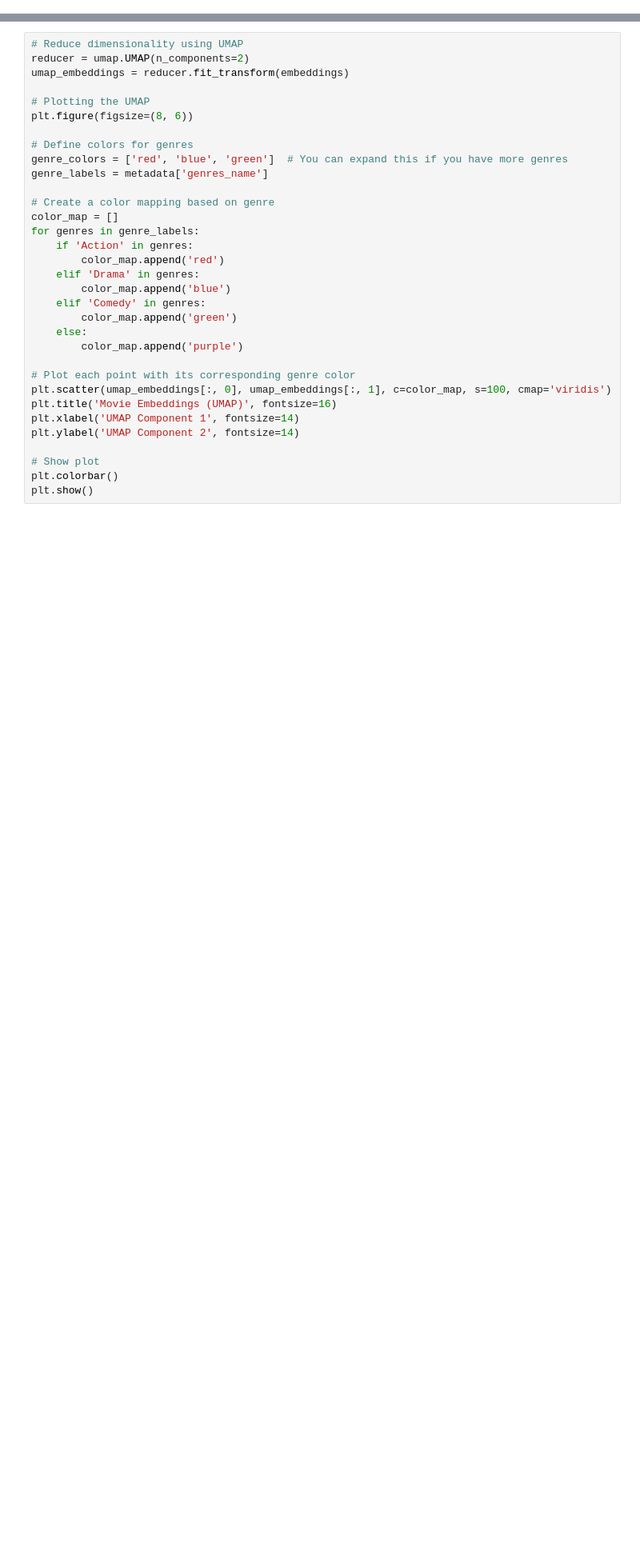
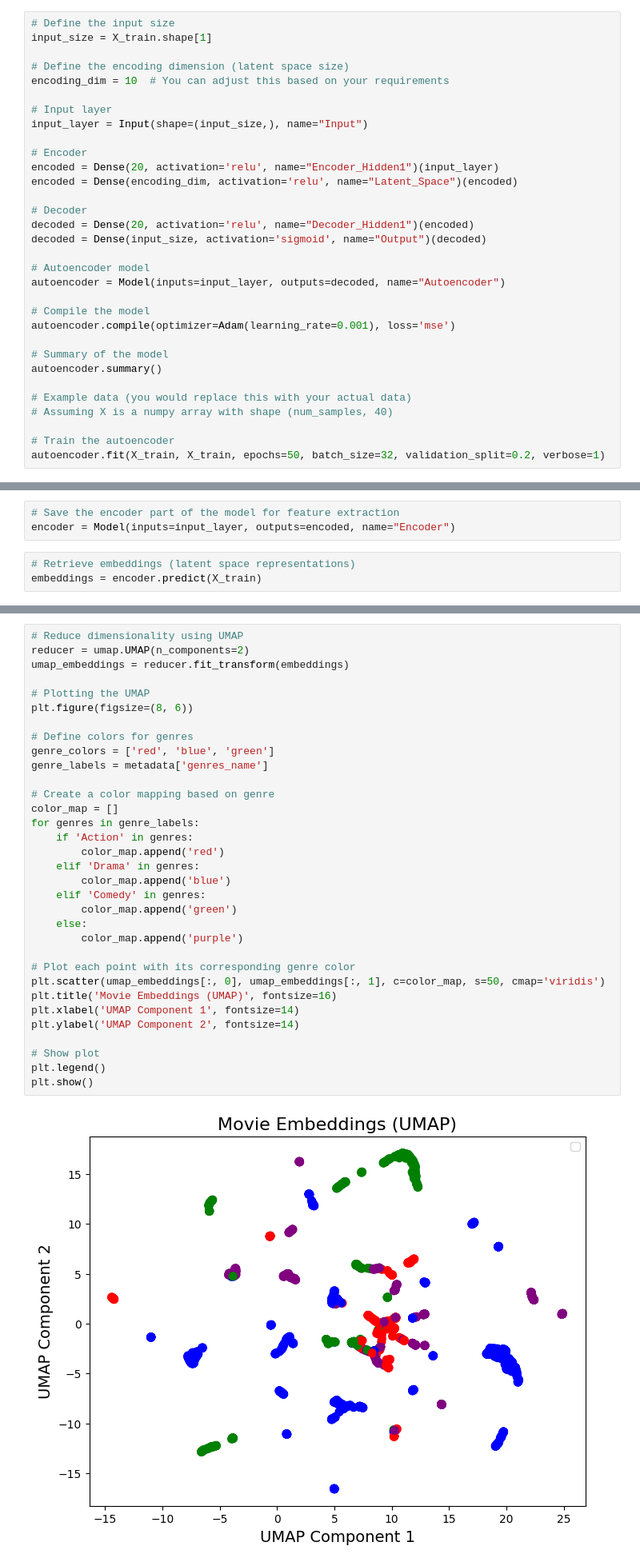
Before and after one commit to ADS2024-B2/AgileProject, a Jupyter notebook: models/item_based_recommender.ipynb, the cells around one changed output, grey strips where cells are left out. Shown at 80% size. Cells and saved outputs as stored; diff of their text form; blank space fills up the shorter version.

```diff
--- a/models/item_based_recommender.ipynb
+++ b/models/item_based_recommender.ipynb
@@ -179,0 +91,32 @@ import matplotlib.pyplot as plt
+# %%
+# Define the input size
+input_size = X_train.shape[1]
+
+# Define the encoding dimension (latent space size)
+encoding_dim = 10  # You can adjust this based on your requirements
+
+# Input layer
+input_layer = Input(shape=(input_size,), name="Input")
+
+# Encoder
+encoded = Dense(20, activation='relu', name="Encoder_Hidden1")(input_layer)
+encoded = Dense(encoding_dim, activation='relu', name="Latent_Space")(encoded)
+
+# Decoder
+decoded = Dense(20, activation='relu', name="Decoder_Hidden1")(encoded)
+decoded = Dense(input_size, activation='sigmoid', name="Output")(decoded)
+
+# Autoencoder model
+autoencoder = Model(inputs=input_layer, outputs=decoded, name="Autoencoder")
+
+# Compile the model
+autoencoder.compile(optimizer=Adam(learning_rate=0.001), loss='mse')
+
+# Summary of the model
+autoencoder.summary()
+
+# Example data (you would replace this with your actual data)
+# Assuming X is a numpy array with shape (num_samples, 40)
+
+# Train the autoencoder
+autoencoder.fit(X_train, X_train, epochs=50, batch_size=32, validation_split=0.2, verbose=1)
@@ -179,0 +159,6 @@ import matplotlib.pyplot as plt
+# %%
+# Save the encoder part of the model for feature extraction
+encoder = Model(inputs=input_layer, outputs=encoded, name="Encoder")
+# %%
+# Retrieve embeddings (latent space representations)
+embeddings = encoder.predict(X_train)
@@ -180,33 +182,35 @@ import matplotlib.pyplot as plt
 # %%
 # Reduce dimensionality using UMAP
 reducer = umap.UMAP(n_components=2)
 umap_embeddings = reducer.fit_transform(embeddings)
 
 # Plotting the UMAP
 plt.figure(figsize=(8, 6))
 
 # Define colors for genres
-genre_colors = ['red', 'blue', 'green']  # You can expand this if you have more genres
+genre_colors = ['red', 'blue', 'green']
 genre_labels = metadata['genres_name']
 
 # Create a color mapping based on genre
 color_map = []
 for genres in genre_labels:
     if 'Action' in genres:
         color_map.append('red')
     elif 'Drama' in genres:
         color_map.append('blue')
     elif 'Comedy' in genres:
         color_map.append('green')
     else:
         color_map.append('purple')
 
 # Plot each point with its corresponding genre color
-plt.scatter(umap_embeddings[:, 0], umap_embeddings[:, 1], c=color_map, s=100, cmap='viridis')
+plt.scatter(umap_embeddings[:, 0], umap_embeddings[:, 1], c=color_map, s=50, cmap='viridis')
 plt.title('Movie Embeddings (UMAP)', fontsize=16)
 plt.xlabel('UMAP Component 1', fontsize=14)
 plt.ylabel('UMAP Component 2', fontsize=14)
 
 # Show plot
-plt.colorbar()
+plt.legend()
 plt.show()
+# %% [output]
+[figure, added]
```
Also changed, not shown: parts of 23 cells of this notebook.
